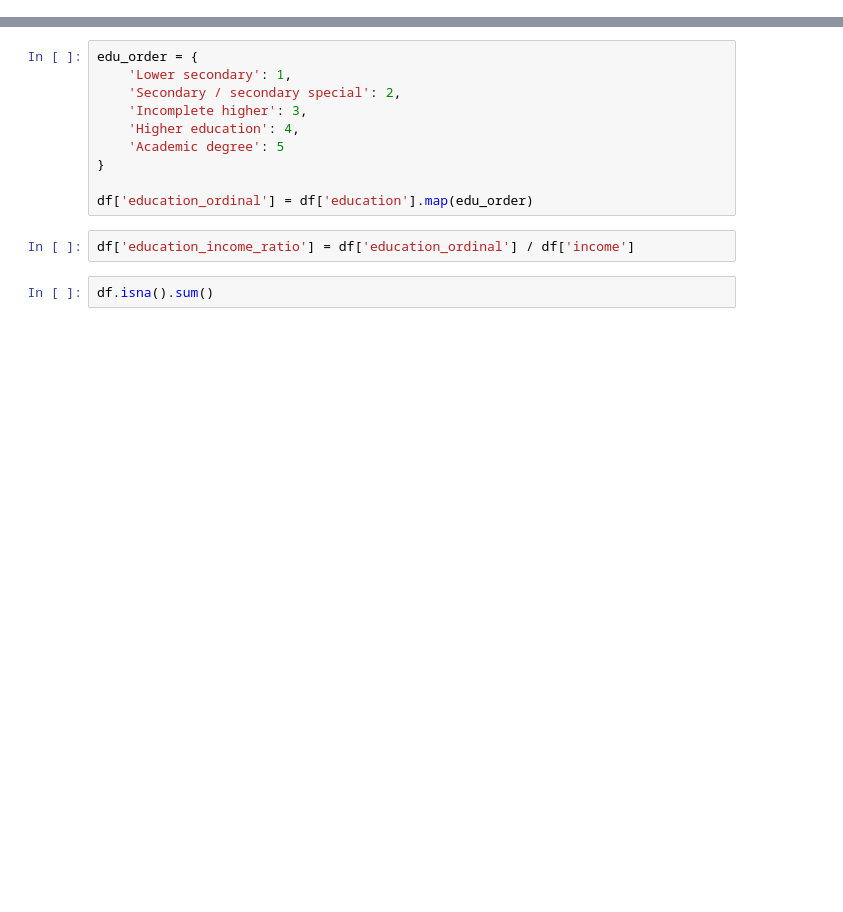
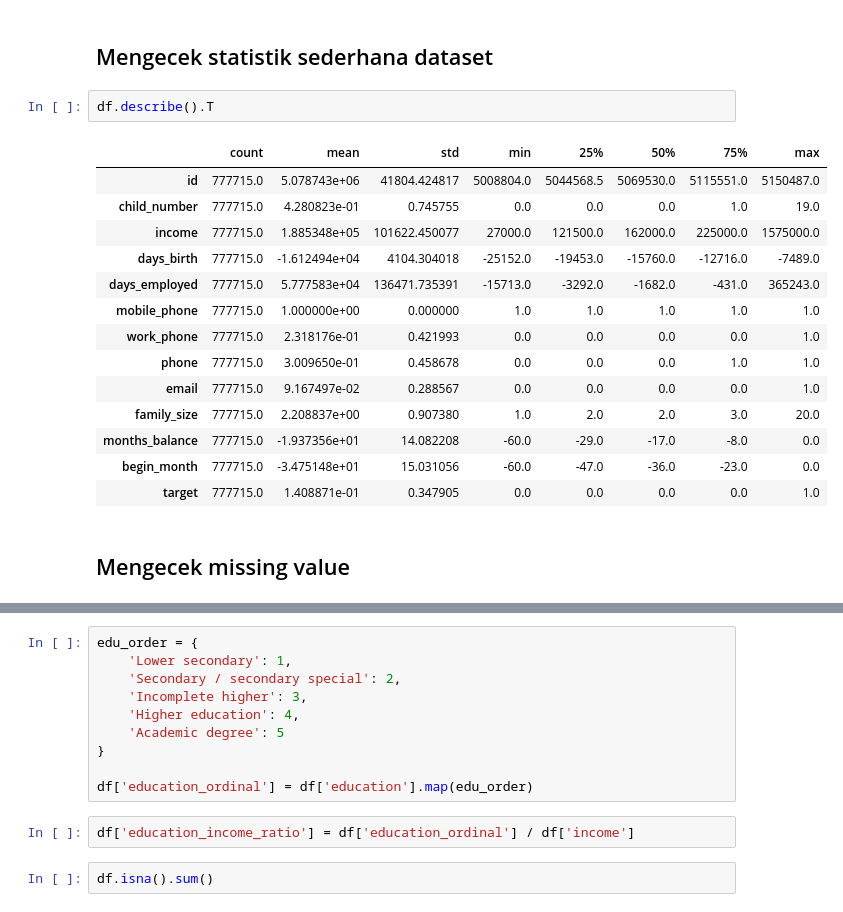
Before and after one commit to yonathanggraiwan/p2-final-project-ftds-028-hck-group-001, a Jupyter notebook: training.ipynb, the cells around one changed output, grey strips where cells are left out. Saved outputs shown, nothing was run; the diff lists cells and outputs as text; blank space fills up the shorter version.

```diff
--- a/training.ipynb
+++ b/training.ipynb
@@ -75,0 +91,21 @@ print(df['income'].unique())
+# %% [markdown]
+## Mengecek statistik sederhana dataset
+# %%
+df.describe().T
+# %% [output]
+|  | count | mean | std | min | 25% | 50% | 75% | max |
+| id | 777715.0 | 5.078743e+06 | 41804.424817 | 5008804.0 | 5044568.5 | 5069530.0 | 5115551.0 | 5150487.0 |
+| child_number | 777715.0 | 4.280823e-01 | 0.745755 | 0.0 | 0.0 | 0.0 | 1.0 | 19.0 |
+| income | 777715.0 | 1.885348e+05 | 101622.450077 | 27000.0 | 121500.0 | 162000.0 | 225000.0 | 1575000.0 |
+| days_birth | 777715.0 | -1.612494e+04 | 4104.304018 | -25152.0 | -19453.0 | -15760.0 | -12716.0 | -7489.0 |
+| days_employed | 777715.0 | 5.777583e+04 | 136471.735391 | -15713.0 | -3292.0 | -1682.0 | -431.0 | 365243.0 |
+| mobile_phone | 777715.0 | 1.000000e+00 | 0.000000 | 1.0 | 1.0 | 1.0 | 1.0 | 1.0 |
+| work_phone | 777715.0 | 2.318176e-01 | 0.421993 | 0.0 | 0.0 | 0.0 | 0.0 | 1.0 |
+| phone | 777715.0 | 3.009650e-01 | 0.458678 | 0.0 | 0.0 | 0.0 | 1.0 | 1.0 |
+| email | 777715.0 | 9.167497e-02 | 0.288567 | 0.0 | 0.0 | 0.0 | 0.0 | 1.0 |
+| family_size | 777715.0 | 2.208837e+00 | 0.907380 | 1.0 | 2.0 | 2.0 | 3.0 | 20.0 |
+| months_balance | 777715.0 | -1.937356e+01 | 14.082208 | -60.0 | -29.0 | -17.0 | -8.0 | 0.0 |
+| begin_month | 777715.0 | -3.475148e+01 | 15.031056 | -60.0 | -47.0 | -36.0 | -23.0 | 0.0 |
+| target | 777715.0 | 1.408871e-01 | 0.347905 | 0.0 | 0.0 | 0.0 | 0.0 | 1.0 |
+# %% [markdown]
+## Mengecek missing value
```
Also changed, not shown: parts of 50 cells of this notebook, 1 other file.
